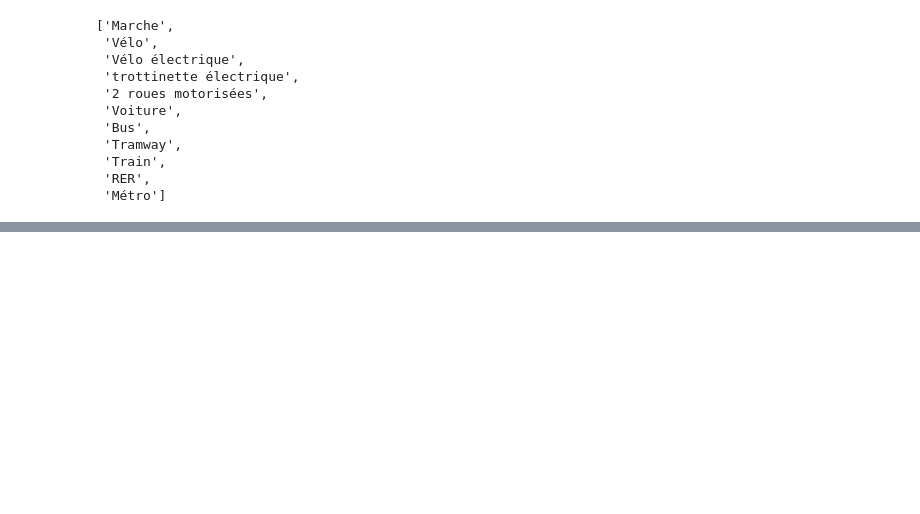
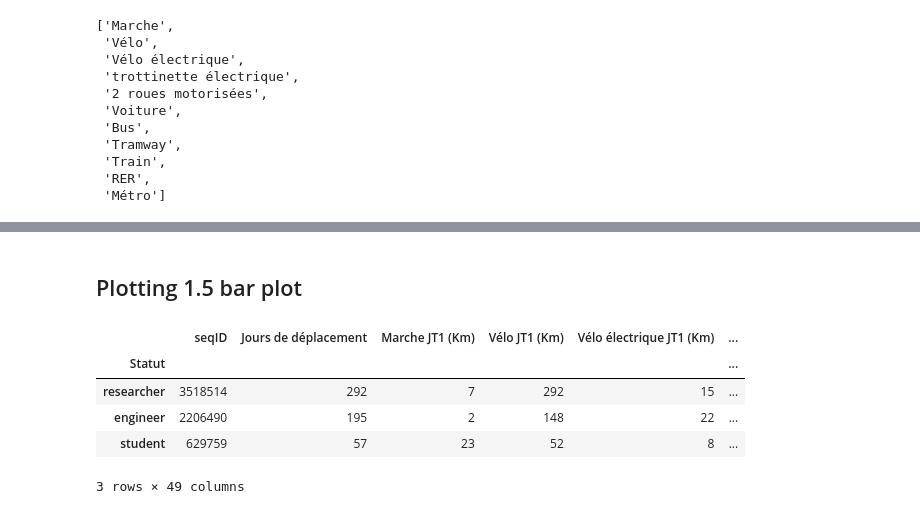
Before and after one commit to umr-marbec/marbec-green, a Jupyter notebook: process-emissions-deplacement.ipynb, the cells around one changed output, grey strips where cells are left out. Drawn from its saved outputs; the diff is of its cells as text; code cells hidden in the pictures; blank space fills up the shorter version.

```diff
--- a/process-emissions-deplacement.ipynb
+++ b/process-emissions-deplacement.ipynb
@@ -159,0 +188,13 @@ plt.savefig('deplacement_emissions.png')
+# %% [markdown]
+## Plotting 1.5 bar plot
+# %%
+test = data.groupby('Statut').sum()
+test = test.loc[['researcher', 'engineer', 'student'], :]
+test
+# %% [output]
+|  | seqID | Jours de déplacement | Marche JT1 (Km) | Vélo JT1 (Km) | Vélo électrique JT1 (Km) | ... |
+| Statut |  |  |  |  |  | ... |
+| researcher | 3518514 | 292 | 7 | 292 | 15 | ... |
+| engineer | 2206490 | 195 | 2 | 148 | 22 | ... |
+| student | 629759 | 57 | 23 | 52 | 8 | ... |
+3 rows × 49 columns
```
Also changed, not shown: parts of 12 cells of this notebook.
